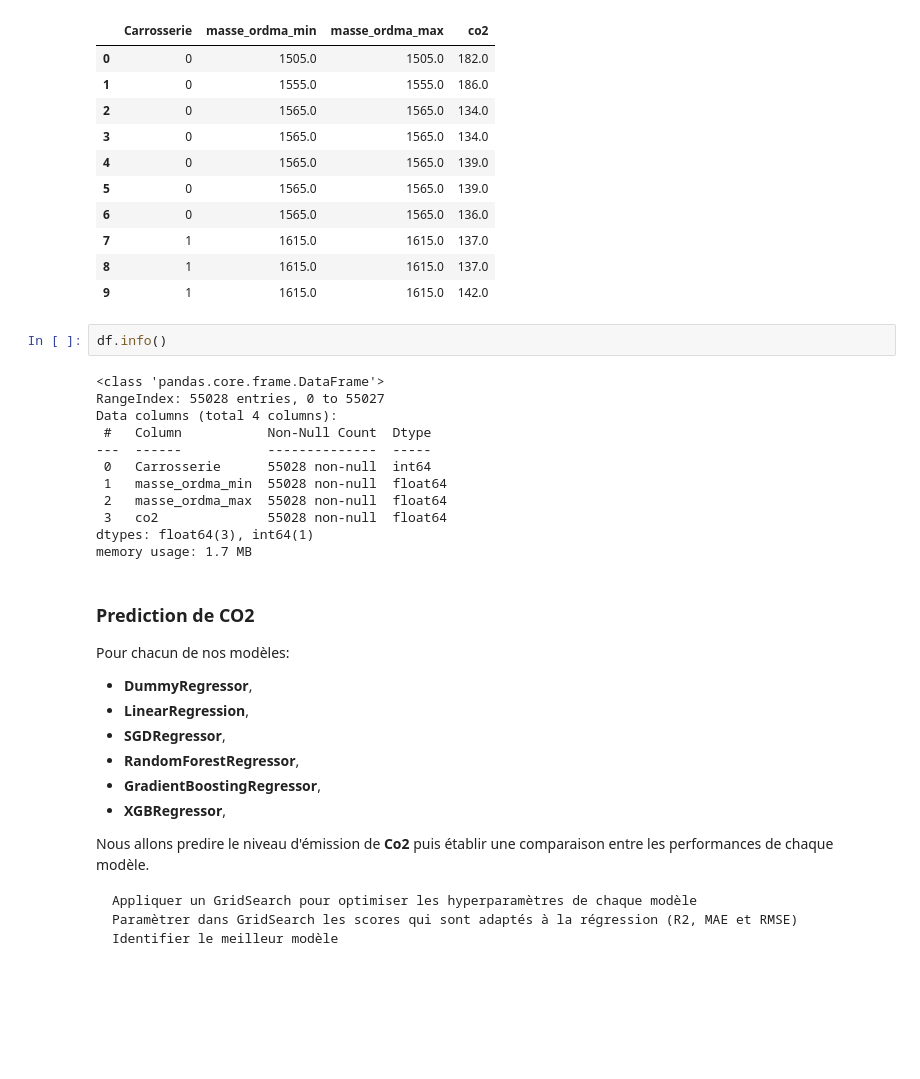
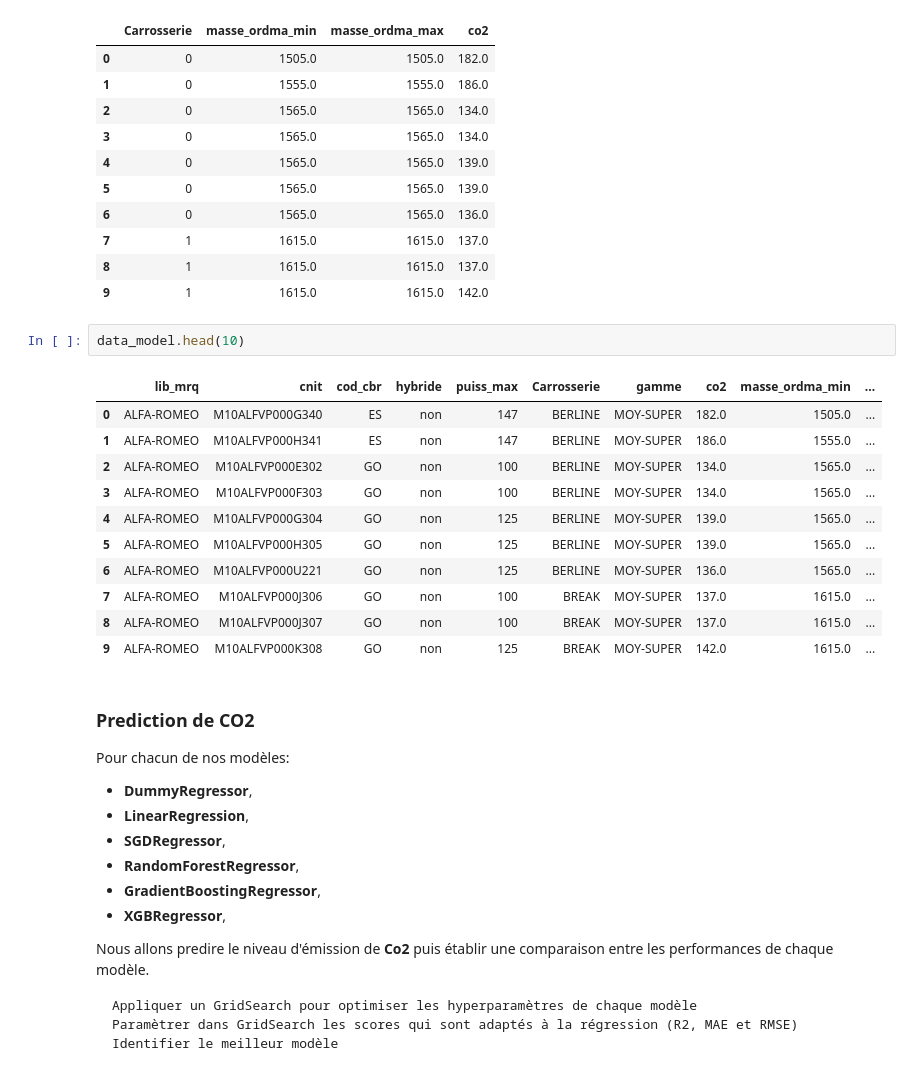
Before and after one commit to redhox/voiture_co2, a Jupyter notebook: Prediction_CO2.ipynb, the cells around one changed output. Saved outputs shown, nothing was run; the diff lists cells and outputs as text; blank space fills up the shorter version.

```diff
--- a/Prediction_CO2.ipynb
+++ b/Prediction_CO2.ipynb
@@ -139,19 +135,19 @@ df.head(10)
 | 8 | 1 | 1615.0 | 1615.0 | 137.0 |
 | 9 | 1 | 1615.0 | 1615.0 | 142.0 |
 # %%
-df.info()
+data_model.head(10)
 # %% [output]
-<class 'pandas.core.frame.DataFrame'>
-RangeIndex: 55028 entries, 0 to 55027
-Data columns (total 4 columns):
- #   Column           Non-Null Count  Dtype
----  ------           --------------  -----
- 0   Carrosserie      55028 non-null  int64
- 1   masse_ordma_min  55028 non-null  float64
- 2   masse_ordma_max  55028 non-null  float64
- 3   co2              55028 non-null  float64
-dtypes: float64(3), int64(1)
-memory usage: 1.7 MB
+|  | lib_mrq | cnit | cod_cbr | hybride | puiss_max | Carrosserie | gamme | co2 | masse_ordma_min | ... |
+| 0 | ALFA-ROMEO | M10ALFVP000G340 | ES | non | 147 | BERLINE | MOY-SUPER | 182.0 | 1505.0 | ... |
+| 1 | ALFA-ROMEO | M10ALFVP000H341 | ES | non | 147 | BERLINE | MOY-SUPER | 186.0 | 1555.0 | ... |
+| 2 | ALFA-ROMEO | M10ALFVP000E302 | GO | non | 100 | BERLINE | MOY-SUPER | 134.0 | 1565.0 | ... |
+| 3 | ALFA-ROMEO | M10ALFVP000F303 | GO | non | 100 | BERLINE | MOY-SUPER | 134.0 | 1565.0 | ... |
+| 4 | ALFA-ROMEO | M10ALFVP000G304 | GO | non | 125 | BERLINE | MOY-SUPER | 139.0 | 1565.0 | ... |
+| 5 | ALFA-ROMEO | M10ALFVP000H305 | GO | non | 125 | BERLINE | MOY-SUPER | 139.0 | 1565.0 | ... |
+| 6 | ALFA-ROMEO | M10ALFVP000U221 | GO | non | 125 | BERLINE | MOY-SUPER | 136.0 | 1565.0 | ... |
+| 7 | ALFA-ROMEO | M10ALFVP000J306 | GO | non | 100 | BREAK | MOY-SUPER | 137.0 | 1615.0 | ... |
+| 8 | ALFA-ROMEO | M10ALFVP000J307 | GO | non | 100 | BREAK | MOY-SUPER | 137.0 | 1615.0 | ... |
+| 9 | ALFA-ROMEO | M10ALFVP000K308 | GO | non | 125 | BREAK | MOY-SUPER | 142.0 | 1615.0 | ... |
 # %% [markdown]
 ### Prediction de CO2
 
```
Also changed, not shown: parts of 9 cells of this notebook, 2 other files.
